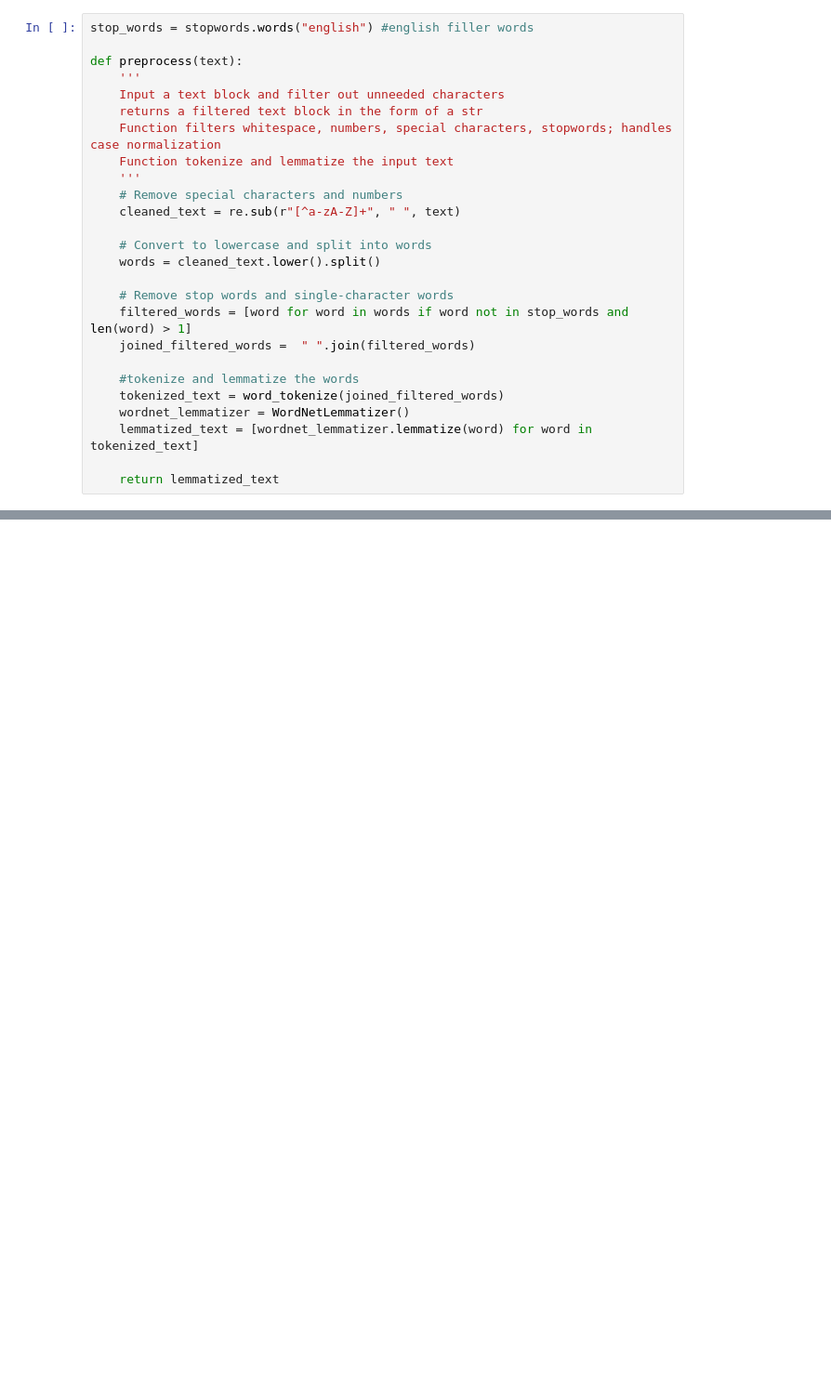
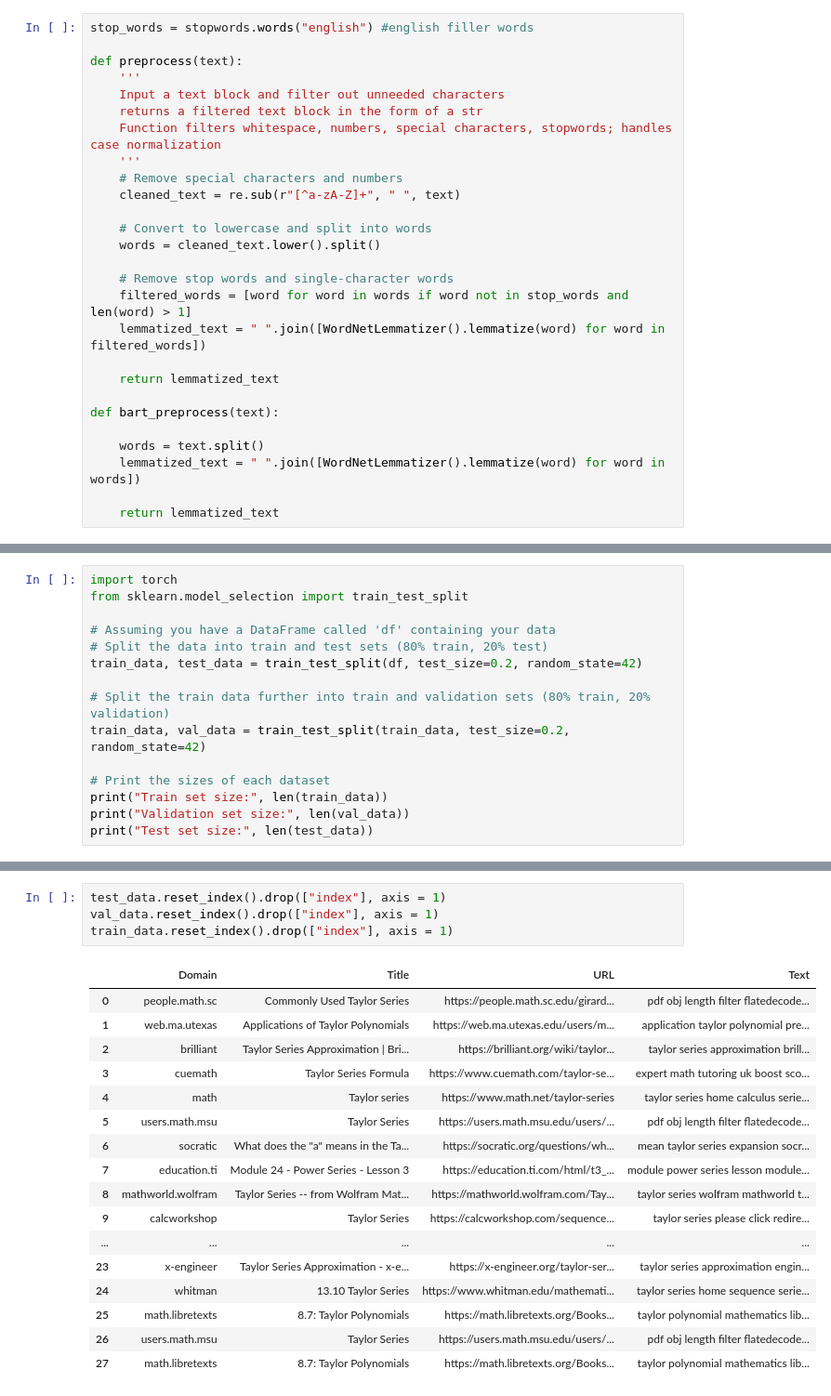
Before and after one commit to Wiliamz01/SearchSense, a Jupyter notebook: SearchAnalysis.ipynb, the cells around one changed output, grey strips where cells are left out. Shown at 93% size. Cells and saved outputs as stored; diff of their text form; blank space fills up the shorter version.

```diff
--- a/SearchAnalysis.ipynb
+++ b/SearchAnalysis.ipynb
@@ -147,7 +220,6 @@ def preprocess(text):
     Input a text block and filter out unneeded characters
     returns a filtered text block in the form of a str
     Function filters whitespace, numbers, special characters, stopwords; handles case normalization
-    Function tokenize and lemmatize the input text
     '''
     # Remove special characters and numbers
     cleaned_text = re.sub(r"[^a-zA-Z]+", " ", text)
@@ -157,14 +229,16 @@ def preprocess(text):
 
     # Remove stop words and single-character words
     filtered_words = [word for word in words if word not in stop_words and len(word) > 1]
-    joined_filtered_words =  " ".join(filtered_words)
-
-    #tokenize and lemmatize the words
-    tokenized_text = word_tokenize(joined_filtered_words)
-    wordnet_lemmatizer = WordNetLemmatizer()
-    lemmatized_text = [wordnet_lemmatizer.lemmatize(word) for word in tokenized_text]
+    lemmatized_text = " ".join([WordNetLemmatizer().lemmatize(word) for word in filtered_words])
 
     return lemmatized_text
+
+def bart_preprocess(text):
+
+    words = text.split()
+    lemmatized_text = " ".join([WordNetLemmatizer().lemmatize(word) for word in words])
+
+    return lemmatized_text
 # %%
 example = df["Text"][0]
 processed_example = preprocess(example)
@@ -206,0 +333,15 @@ df["Text"][0][0:3001]
+# %%
+import torch
+from sklearn.model_selection import train_test_split
+
+# Assuming you have a DataFrame called 'df' containing your data
+# Split the data into train and test sets (80% train, 20% test)
+train_data, test_data = train_test_split(df, test_size=0.2, random_state=42)
+
+# Split the train data further into train and validation sets (80% train, 20% validation)
+train_data, val_data = train_test_split(train_data, test_size=0.2, random_state=42)
+
+# Print the sizes of each dataset
+print("Train set size:", len(train_data))
+print("Validation set size:", len(val_data))
+print("Test set size:", len(test_data))
@@ -206,0 +352,22 @@ df["Text"][0][0:3001]
+# %%
+test_data.reset_index().drop(["index"], axis = 1)
+val_data.reset_index().drop(["index"], axis = 1)
+train_data.reset_index().drop(["index"], axis = 1)
+# %% [output]
+|  | Domain | Title | URL | Text |
+| 0 | people.math.sc | Commonly Used Taylor Series | https://people.math.sc.edu/girard... | pdf obj length filter flatedecode... |
+| 1 | web.ma.utexas | Applications of Taylor Polynomials | https://web.ma.utexas.edu/users/m... | application taylor polynomial pre... |
+| 2 | brilliant | Taylor Series Approximation | Bri... | https://brilliant.org/wiki/taylor... | taylor series approximation brill... |
+| 3 | cuemath | Taylor Series Formula | https://www.cuemath.com/taylor-se... | expert math tutoring uk boost sco... |
+| 4 | math | Taylor series | https://www.math.net/taylor-series | taylor series home calculus serie... |
+| 5 | users.math.msu | Taylor Series | https://users.math.msu.edu/users/... | pdf obj length filter flatedecode... |
+| 6 | socratic | What does the "a" means in the Ta... | https://socratic.org/questions/wh... | mean taylor series expansion socr... |
+| 7 | education.ti | Module 24 - Power Series - Lesson 3 | https://education.ti.com/html/t3_... | module power series lesson module... |
+| 8 | mathworld.wolfram | Taylor Series -- from Wolfram Mat... | https://mathworld.wolfram.com/Tay... | taylor series wolfram mathworld t... |
+| 9 | calcworkshop | Taylor Series | https://calcworkshop.com/sequence... | taylor series please click redire... |
+| ... | ... | ... | ... | ... |
+| 23 | x-engineer | Taylor Series Approximation - x-e... | https://x-engineer.org/taylor-ser... | taylor series approximation engin... |
+| 24 | whitman | 13.10 Taylor Series | https://www.whitman.edu/mathemati... | taylor series home sequence serie... |
+| 25 | math.libretexts | 8.7: Taylor Polynomials | https://math.libretexts.org/Books... | taylor polynomial mathematics lib... |
+| 26 | users.math.msu | Taylor Series | https://users.math.msu.edu/users/... | pdf obj length filter flatedecode... |
+| 27 | math.libretexts | 8.7: Taylor Polynomials | https://math.libretexts.org/Books... | taylor polynomial mathematics lib... |
```
Also changed, not shown: parts of 21 cells of this notebook.
